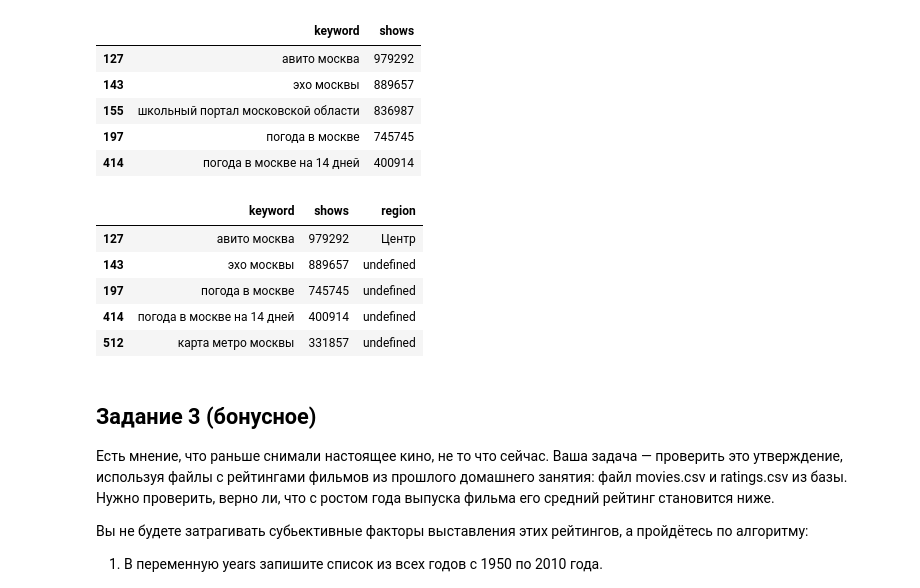
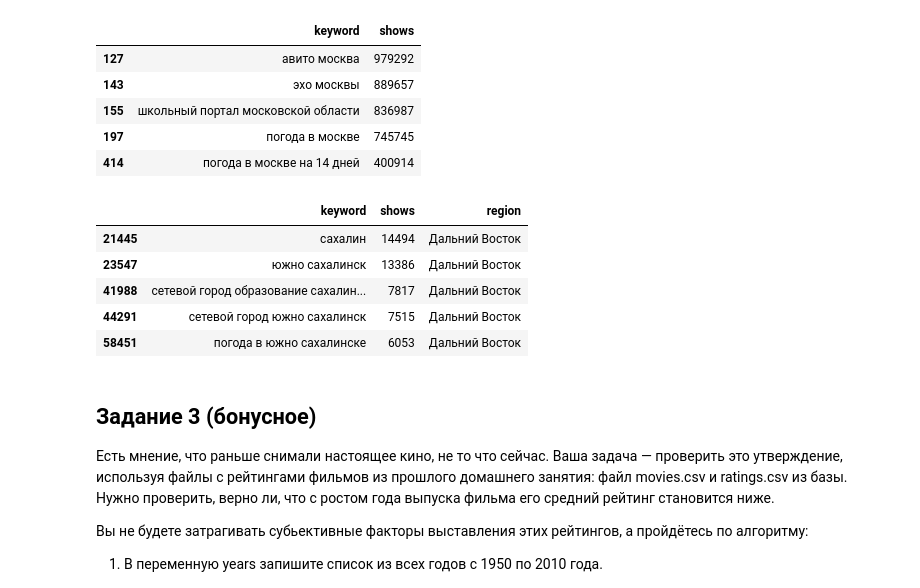
Before and after one commit to wolftik/netology_data_science, a Jupyter notebook: homework/Функции и работа с данными/hm_func_and_data_work.ipynb, the cells around one changed output. Cells and saved outputs as stored; diff of their text form; code cells hidden in the pictures.

```diff
--- a/homework/Функции и работа с данными/hm_func_and_data_work.ipynb
+++ b/homework/Функции и работа с данными/hm_func_and_data_work.ipynb
@@ -89,15 +89,15 @@ def get_region(row, geo_data):
 # %%
 keywords_work_df = keywords_df.copy()
 
 keywords_work_df['region'] = keywords_work_df.apply(lambda row: get_region(row, geo_data), axis=1)
-keywords_work_df[keywords_work_df['keyword'].str.contains('москв', case=False)].head(5)
+keywords_work_df[keywords_work_df['keyword'].str.contains('сахалин', case=False)].head(5)
 # %% [output]
 |  | keyword | shows | region |
-| 127 | авито москва | 979292 | Центр |
-| 143 | эхо москвы | 889657 | undefined |
-| 197 | погода в москве | 745745 | undefined |
-| 414 | погода в москве на 14 дней | 400914 | undefined |
-| 512 | карта метро москвы | 331857 | undefined |
+| 21445 | сахалин | 14494 | Дальний Восток |
+| 23547 | южно сахалинск | 13386 | Дальний Восток |
+| 41988 | сетевой город образование сахалин... | 7817 | Дальний Восток |
+| 44291 | сетевой город южно сахалинск | 7515 | Дальний Восток |
+| 58451 | погода в южно сахалинске | 6053 | Дальний Восток |
 # %% [markdown]
 ## Задание 3 (бонусное)
 
```
Also changed, not shown: parts of 2 cells of this notebook.
